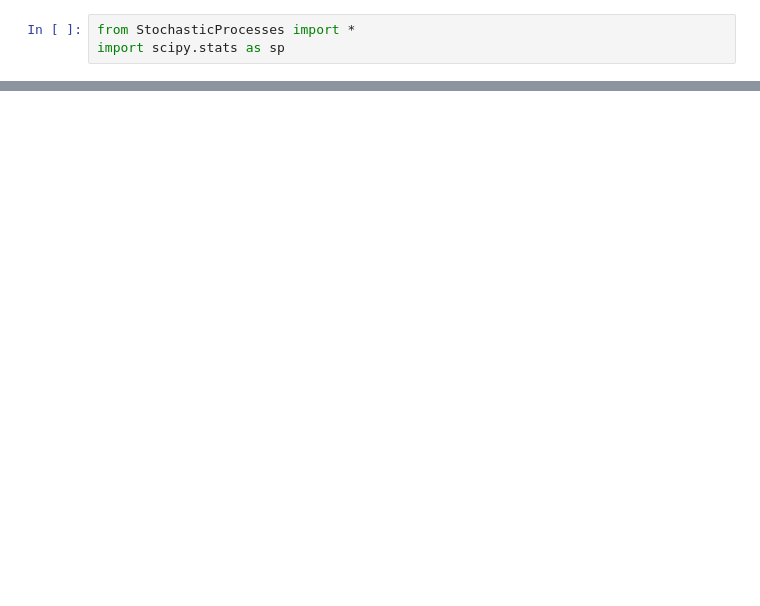
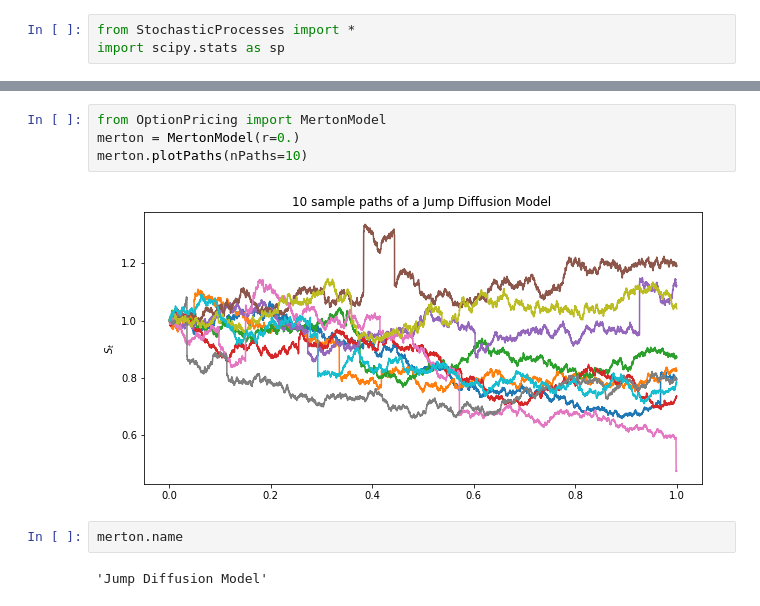
Before and after one commit to oliverweber1/Neural-Network-Option-Pricing-Master-Thesis, a Jupyter notebook: Code/Playground.ipynb, the cells around one changed output, grey strips where cells are left out. Saved outputs shown, nothing was run; the diff lists cells and outputs as text; blank space fills up the shorter version.

```diff
--- a/Code/Playground.ipynb
+++ b/Code/Playground.ipynb
@@ -23,0 +39,10 @@ nig.plotPaths(nPaths=10)
+# %%
+from OptionPricing import MertonModel
+merton = MertonModel(r=0.)
+merton.plotPaths(nPaths=10)
+# %% [output]
+[figure, added]
+# %%
+merton.name
+# %% [output]
+'Jump Diffusion Model'
```
Also changed, not shown: parts of 6 cells of this notebook, 2 other files.
